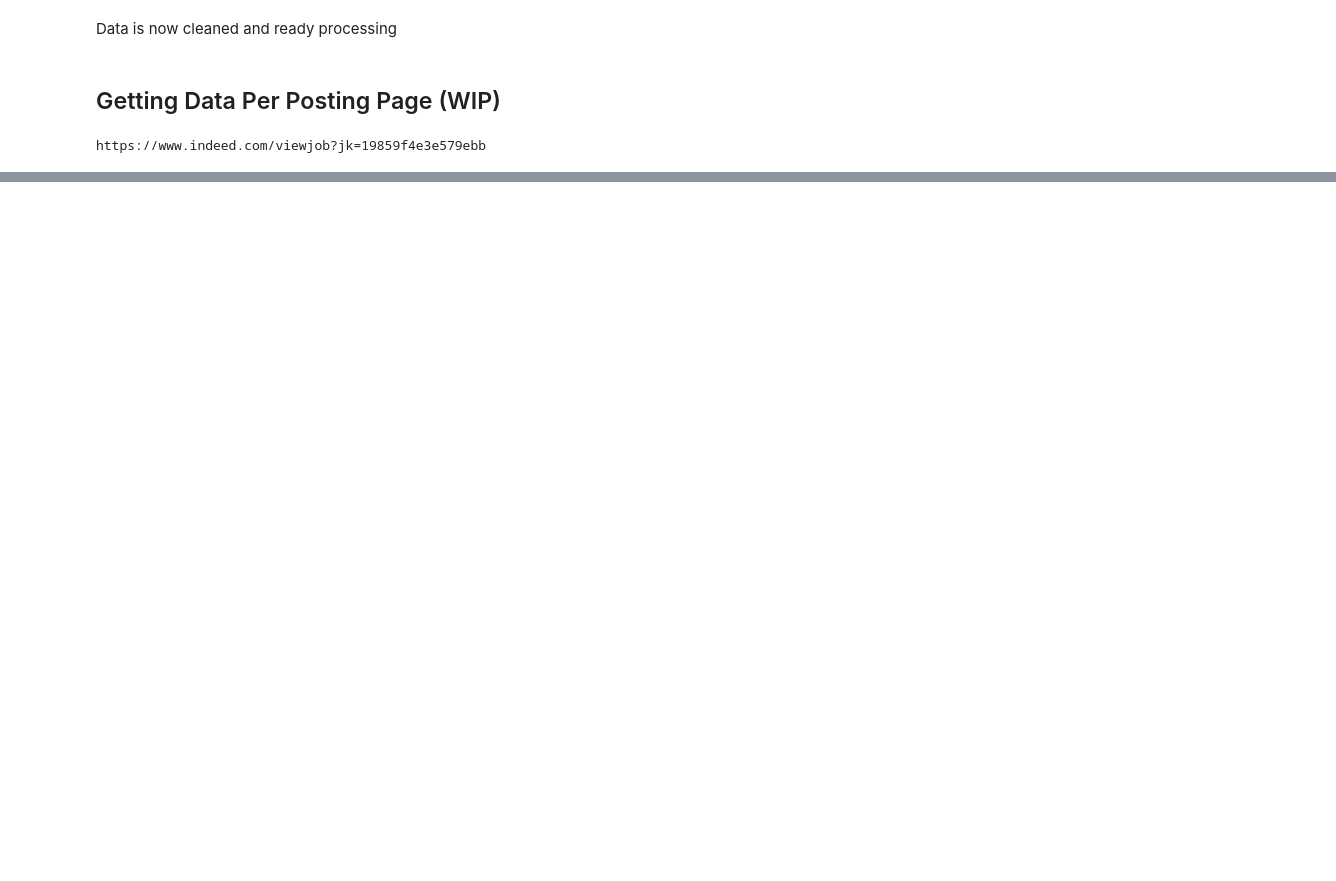
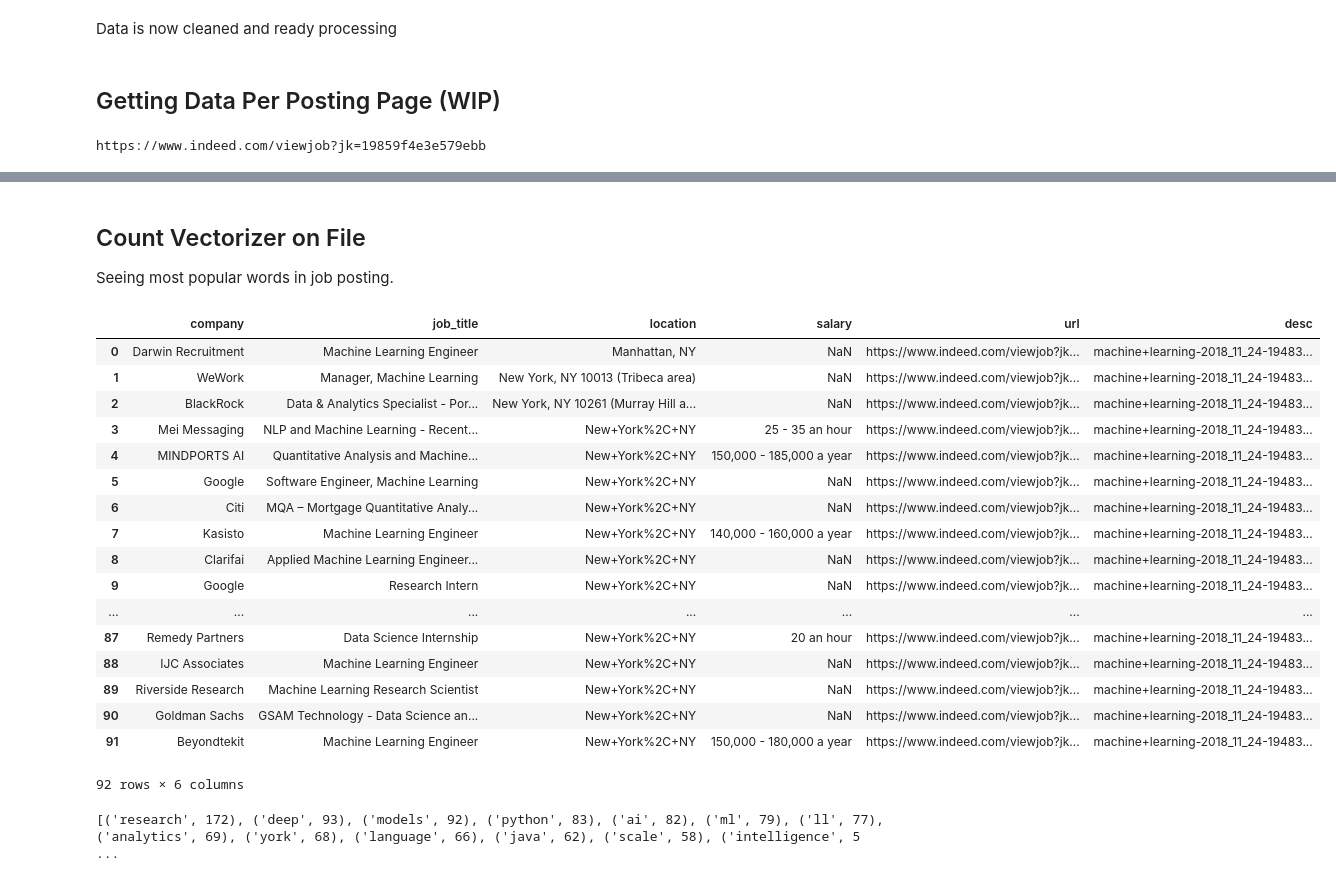
Before and after one commit to ChocoShell/career-posting-scraper, a Jupyter notebook: Indeed Scraper Updated.ipynb, the cells around one changed output, grey strips where cells are left out. Cells and saved outputs as stored; diff of their text form; code cells hidden in the pictures; blank space fills up the shorter version.

Commit message:
Vectorizing text to count

```diff
--- a/Indeed Scraper Updated.ipynb
+++ b/Indeed Scraper Updated.ipynb
@@ -180,0 +169,26 @@ df = df[df.columns.drop(list(df.filter(regex='summary')))]
+# %% [markdown]
+## Count Vectorizer on File
+Seeing most popular words in job posting.
+# %%
+# filename = "machine+learning-2018_11_24-185749"
+job_info = pd.read_csv(f'{filename}.csv', index_col=0)
+job_info
+# %% [output]
+|  | company | job_title | location | salary | url | desc |
+| 0 | Darwin Recruitment | Machine Learning Engineer | Manhattan, NY | NaN | https://www.indeed.com/viewjob?jk... | machine+learning-2018_11_24-19483... |
+| 1 | WeWork | Manager, Machine Learning | New York, NY 10013 (Tribeca area) | NaN | https://www.indeed.com/viewjob?jk... | machine+learning-2018_11_24-19483... |
+| 2 | BlackRock | Data & Analytics Specialist - Por... | New York, NY 10261 (Murray Hill a... | NaN | https://www.indeed.com/viewjob?jk... | machine+learning-2018_11_24-19483... |
+| 3 | Mei Messaging | NLP and Machine Learning - Recent... | New+York%2C+NY | 25 - 35 an hour | https://www.indeed.com/viewjob?jk... | machine+learning-2018_11_24-19483... |
+| 4 | MINDPORTS AI | Quantitative Analysis and Machine... | New+York%2C+NY | 150,000 - 185,000 a year | https://www.indeed.com/viewjob?jk... | machine+learning-2018_11_24-19483... |
+| 5 | Google | Software Engineer, Machine Learning | New+York%2C+NY | NaN | https://www.indeed.com/viewjob?jk... | machine+learning-2018_11_24-19483... |
+| 6 | Citi | MQA – Mortgage Quantitative Analy... | New+York%2C+NY | NaN | https://www.indeed.com/viewjob?jk... | machine+learning-2018_11_24-19483... |
+| 7 | Kasisto | Machine Learning Engineer | New+York%2C+NY | 140,000 - 160,000 a year | https://www.indeed.com/viewjob?jk... | machine+learning-2018_11_24-19483... |
+| 8 | Clarifai | Applied Machine Learning Engineer... | New+York%2C+NY | NaN | https://www.indeed.com/viewjob?jk... | machine+learning-2018_11_24-19483... |
+| 9 | Google | Research Intern | New+York%2C+NY | NaN | https://www.indeed.com/viewjob?jk... | machine+learning-2018_11_24-19483... |
+| ... | ... | ... | ... | ... | ... | ... |
+| 87 | Remedy Partners | Data Science Internship | New+York%2C+NY | 20 an hour | https://www.indeed.com/viewjob?jk... | machine+learning-2018_11_24-19483... |
+| 88 | IJC Associates | Machine Learning Engineer | New+York%2C+NY | NaN | https://www.indeed.com/viewjob?jk... | machine+learning-2018_11_24-19483... |
+| 89 | Riverside Research | Machine Learning Research Scientist | New+York%2C+NY | NaN | https://www.indeed.com/viewjob?jk... | machine+learning-2018_11_24-19483... |
+| 90 | Goldman Sachs | GSAM Technology - Data Science an... | New+York%2C+NY | NaN | https://www.indeed.com/viewjob?jk... | machine+learning-2018_11_24-19483... |
+| 91 | Beyondtekit | Machine Learning Engineer | New+York%2C+NY | 150,000 - 180,000 a year | https://www.indeed.com/viewjob?jk... | machine+learning-2018_11_24-19483... |
+92 rows × 6 columns
@@ -180,0 +230,19 @@ df = df[df.columns.drop(list(df.filter(regex='summary')))]
+# %%
+# print(descriptions)
+vectorizer = CountVectorizer(stop_words=custom_stop_words)
+X = vectorizer.fit_transform(descriptions)
+feature_names = vectorizer.get_feature_names()
+sum_words = X.sum(axis=0).tolist()[0]
+words_freq = zip(feature_names, sum_words)
+words_freq =sorted(words_freq, key = lambda x: -x[1])
+final_map = [word[0] for word in words_freq if word[1] > 0]
+print(word_freq[:None])
+# vectorizer = CountVectorizer(stop_words=custom_stop_words)
+# X = vectorizer.fit_transform(descriptions)
+# feature_names = vectorizer.get_feature_names()
+# sum_words = X.sum(axis=0).tolist()[0]
+# words_freq = zip(feature_names, sum_words)
+# words_freq =sorted(words_freq, key = lambda x: -x[1])
+# words_freq
+# %% [output]
+[('research', 172), ('deep', 93), ('models', 92), ('python', 83), ('ai', 82), ('ml', 79), ('ll', 77), ('analytics', 69), ('york', 68), ('language', 66), ('java', 62), ('scale', 58), ('intelligence', 5 ...
```
Also changed, not shown: parts of 15 cells of this notebook, 4 other files.
